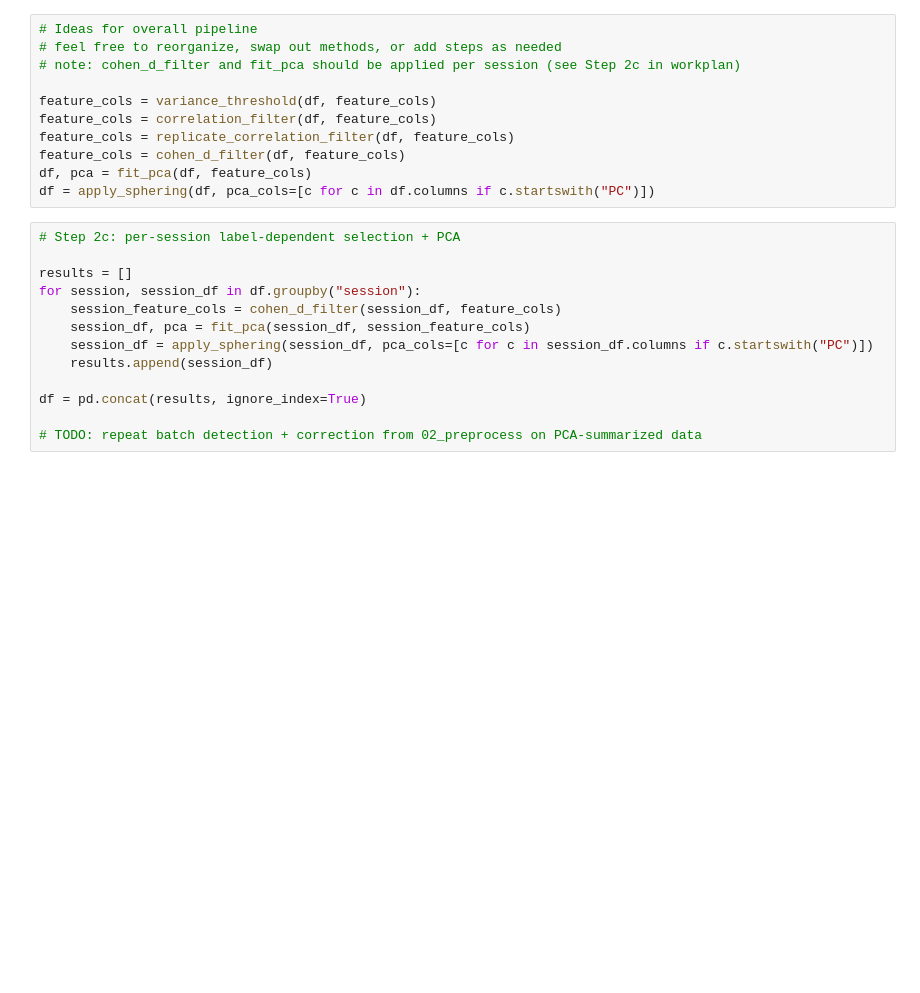
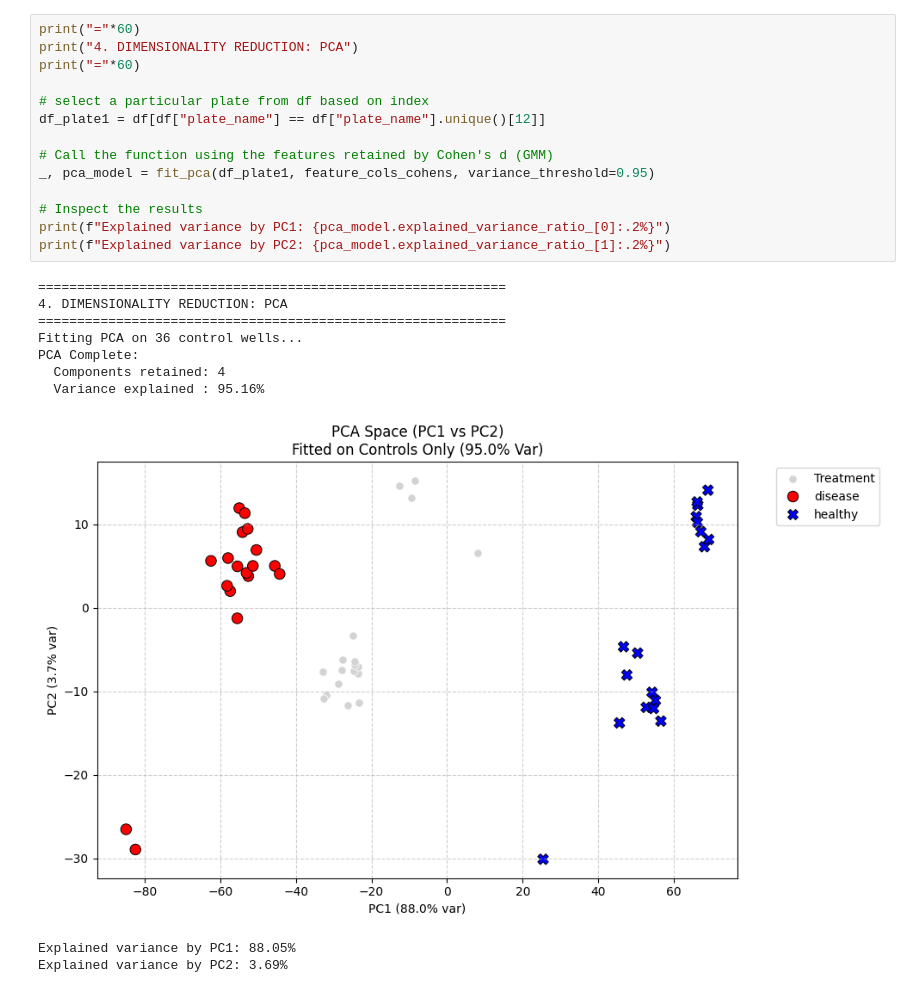
Before and after one commit to nikhitaguhan/Bonsai_CellPainting, a Jupyter notebook: scripts/03_dimensionality_reduction.ipynb, the cells around one changed output. Saved outputs shown, nothing was run; the diff lists cells and outputs as text; blank space fills up the shorter version.

Commit message:
Updated scripts for preprocessing and dimensionality reduction

```diff
--- a/scripts/03_dimensionality_reduction.ipynb
+++ b/scripts/03_dimensionality_reduction.ipynb
@@ -131,27 +490,28 @@ def apply_sphering(df, pca_cols):
         df with sphered PCA scores
     """
     pass
-# %%
-# Ideas for overall pipeline
-# feel free to reorganize, swap out methods, or add steps as needed
-# note: cohen_d_filter and fit_pca should be applied per session (see Step 2c in workplan)
-
-feature_cols = variance_threshold(df, feature_cols)
-feature_cols = correlation_filter(df, feature_cols)
-feature_cols = replicate_correlation_filter(df, feature_cols)
-feature_cols = cohen_d_filter(df, feature_cols)
-df, pca = fit_pca(df, feature_cols)
-df = apply_sphering(df, pca_cols=[c for c in df.columns if c.startswith("PC")])
-# %%
-# Step 2c: per-session label-dependent selection + PCA
-
-results = []
-for session, session_df in df.groupby("session"):
-    session_feature_cols = cohen_d_filter(session_df, feature_cols)
-    session_df, pca = fit_pca(session_df, session_feature_cols)
-    session_df = apply_sphering(session_df, pca_cols=[c for c in session_df.columns if c.startswith("PC")])
-    results.append(session_df)
-
-df = pd.concat(results, ignore_index=True)
-
-# TODO: repeat batch detection + correction from 02_preprocess on PCA-summarized data
+# %%
+print("="*60)
+print("4. DIMENSIONALITY REDUCTION: PCA")
+print("="*60)
+
+# select a particular plate from df based on index
+df_plate1 = df[df["plate_name"] == df["plate_name"].unique()[12]]
+
+# Call the function using the features retained by Cohen's d (GMM)
+_, pca_model = fit_pca(df_plate1, feature_cols_cohens, variance_threshold=0.95)
+
+# Inspect the results
+print(f"Explained variance by PC1: {pca_model.explained_variance_ratio_[0]:.2%}")
+print(f"Explained variance by PC2: {pca_model.explained_variance_ratio_[1]:.2%}")
+# %% [output]
+============================================================
+4. DIMENSIONALITY REDUCTION: PCA
+============================================================
+Fitting PCA on 36 control wells...
+PCA Complete:
+  Components retained: 4
+  Variance explained : 95.16%
+[figure, added]
+Explained variance by PC1: 88.05%
+Explained variance by PC2: 3.69%
```
Also changed, not shown: parts of 10 cells of this notebook, 2 other files.
